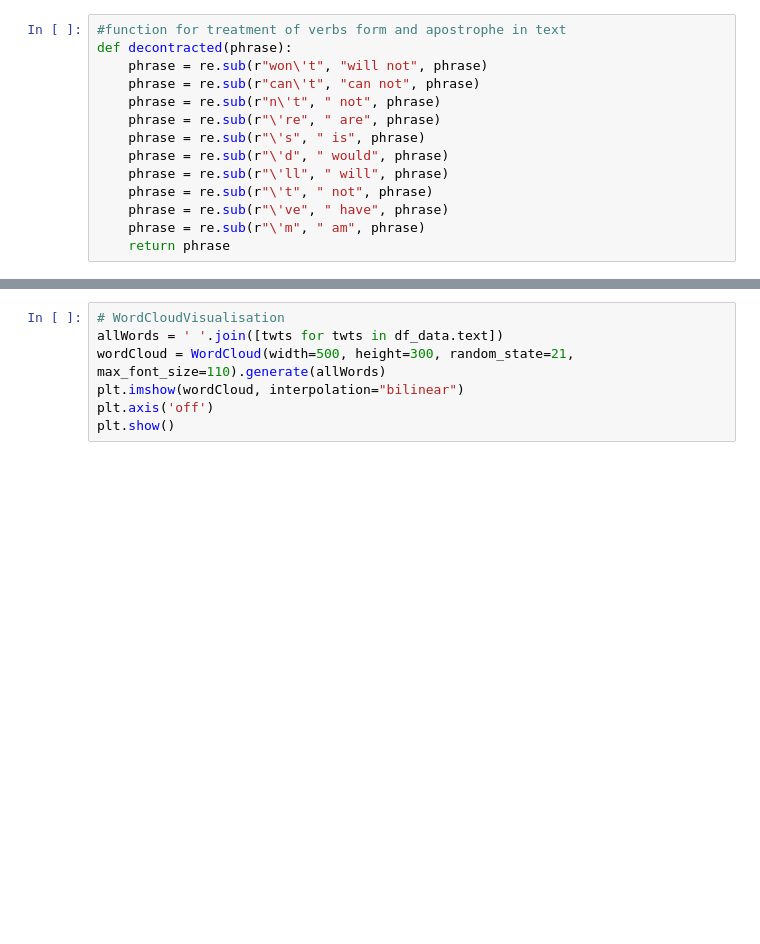
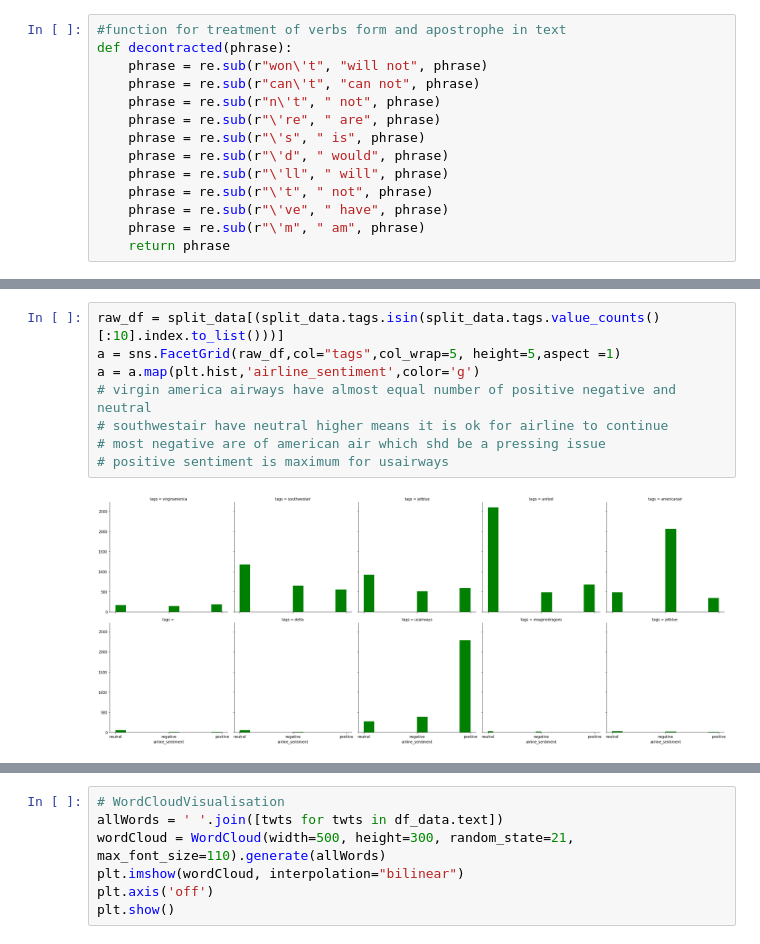
Before and after one commit to Internship-BVoc/G1_TwitterSentimentAnalysis, a Jupyter notebook: twitter_sentiment_analysis.ipynb, the cells around one changed output, grey strips where cells are left out. Saved outputs shown, nothing was run; the diff lists cells and outputs as text; blank space fills up the shorter version.

```diff
--- a/twitter_sentiment_analysis.ipynb
+++ b/twitter_sentiment_analysis.ipynb
@@ -79,0 +124,10 @@ df_data['tokenised_text'] = [[word for word in word_tokenize(i)] for i in df_dat
+# %%
+raw_df = split_data[(split_data.tags.isin(split_data.tags.value_counts()[:10].index.to_list()))]
+a = sns.FacetGrid(raw_df,col="tags",col_wrap=5, height=5,aspect =1)
+a = a.map(plt.hist,'airline_sentiment',color='g')
+# virgin america airways have almost equal number of positive negative and neutral
+# southwestair have neutral higher means it is ok for airline to continue
+# most negative are of american air which shd be a pressing issue
+# positive sentiment is maximum for usairways
+# %% [output]
+[figure, added]
```
Also changed, not shown: parts of 15 cells of this notebook.
